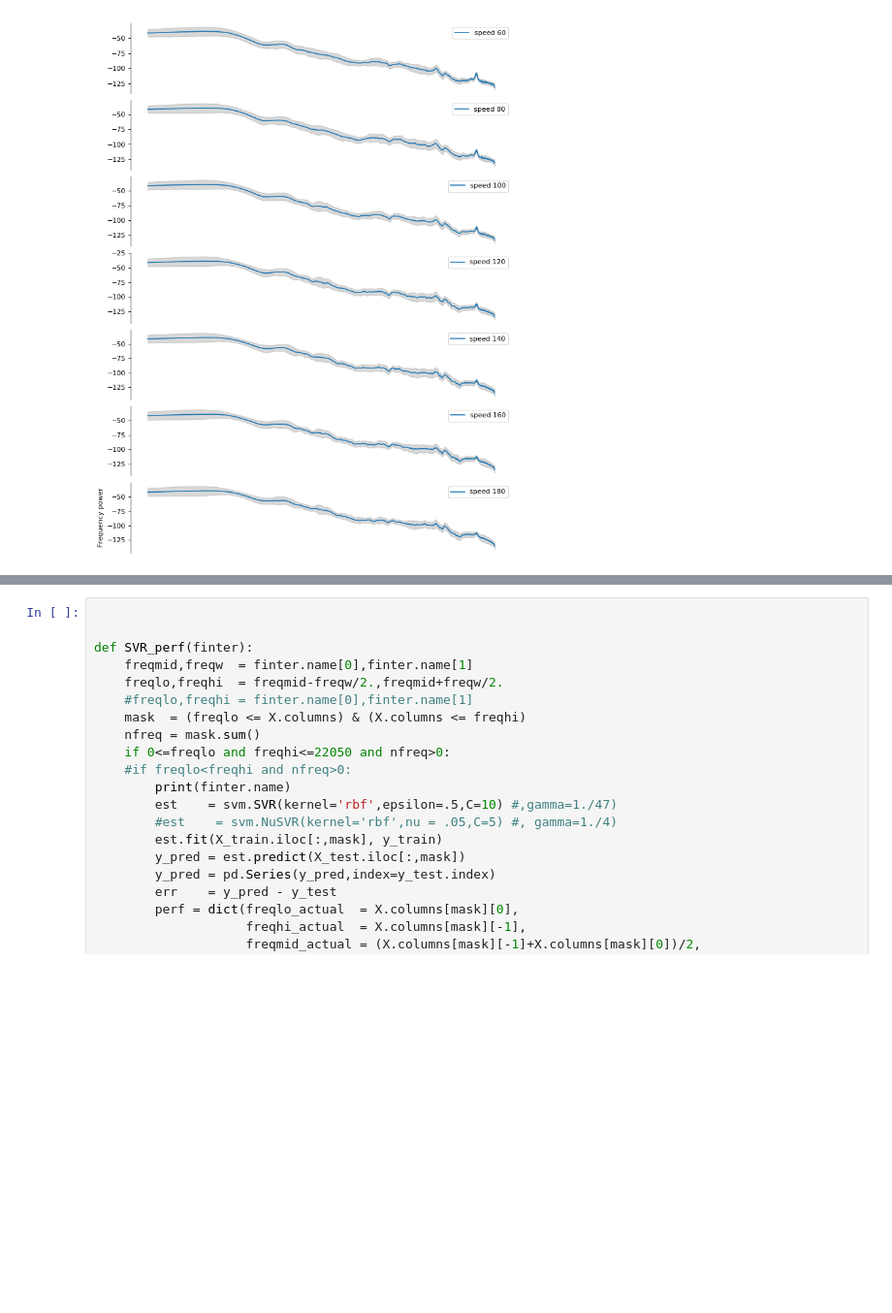
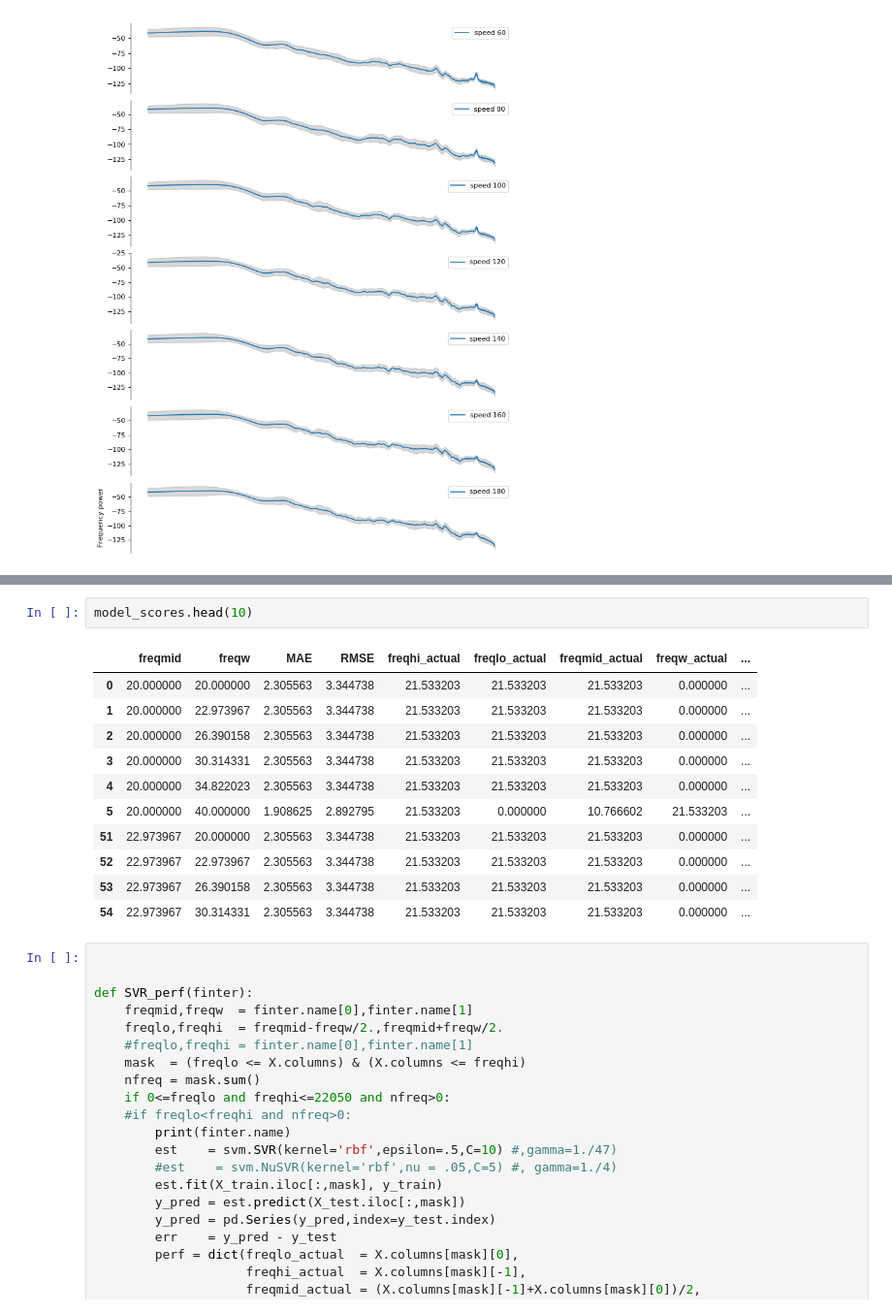
Before and after one commit to LucaHermes/PiezoAntenna, a Jupyter notebook: Varying speed.ipynb, the cells around one changed output, grey strips where cells are left out. Shown at 97% size. Cells and saved outputs as stored; diff of their text form; blank space fills up the shorter version.

```diff
--- a/Varying speed.ipynb
+++ b/Varying speed.ipynb
@@ -416,3 +439,17 @@ Index(['0.0', '21.533203125', '43.06640625', '64.599609375', '86.1328125',
+# %%
+model_scores.head(10)
+# %% [output]
+|  | freqmid | freqw | MAE | RMSE | freqhi_actual | freqlo_actual | freqmid_actual | freqw_actual | ... |
+| 0 | 20.000000 | 20.000000 | 2.305563 | 3.344738 | 21.533203 | 21.533203 | 21.533203 | 0.000000 | ... |
+| 1 | 20.000000 | 22.973967 | 2.305563 | 3.344738 | 21.533203 | 21.533203 | 21.533203 | 0.000000 | ... |
+| 2 | 20.000000 | 26.390158 | 2.305563 | 3.344738 | 21.533203 | 21.533203 | 21.533203 | 0.000000 | ... |
+| 3 | 20.000000 | 30.314331 | 2.305563 | 3.344738 | 21.533203 | 21.533203 | 21.533203 | 0.000000 | ... |
+| 4 | 20.000000 | 34.822023 | 2.305563 | 3.344738 | 21.533203 | 21.533203 | 21.533203 | 0.000000 | ... |
+| 5 | 20.000000 | 40.000000 | 1.908625 | 2.892795 | 21.533203 | 0.000000 | 10.766602 | 21.533203 | ... |
+| 51 | 22.973967 | 20.000000 | 2.305563 | 3.344738 | 21.533203 | 21.533203 | 21.533203 | 0.000000 | ... |
+| 52 | 22.973967 | 22.973967 | 2.305563 | 3.344738 | 21.533203 | 21.533203 | 21.533203 | 0.000000 | ... |
+| 53 | 22.973967 | 26.390158 | 2.305563 | 3.344738 | 21.533203 | 21.533203 | 21.533203 | 0.000000 | ... |
+| 54 | 22.973967 | 30.314331 | 2.305563 | 3.344738 | 21.533203 | 21.533203 | 21.533203 | 0.000000 | ... |
 # %%
 
 
```
Also changed, not shown: parts of 7 cells of this notebook, 6 other files.
